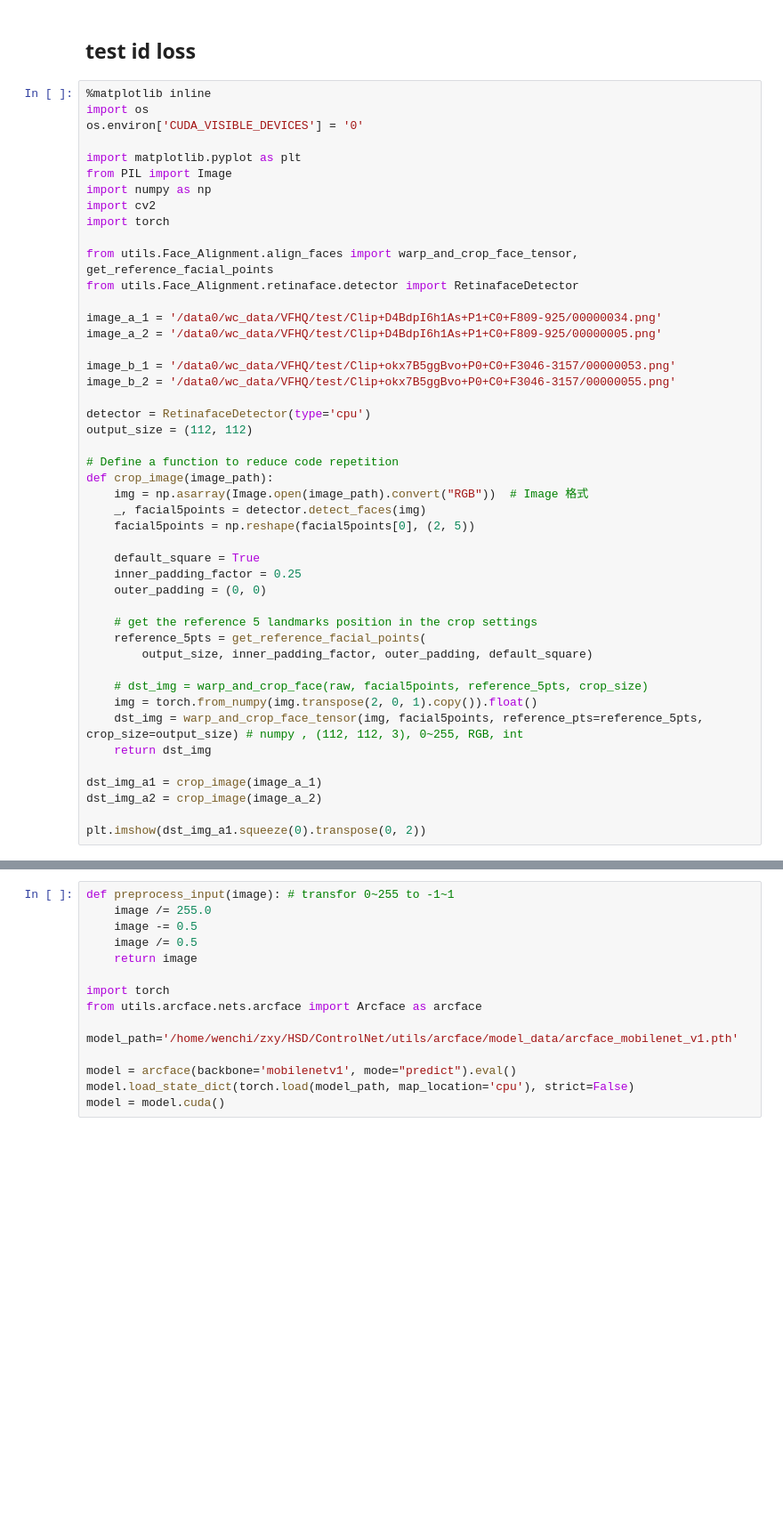
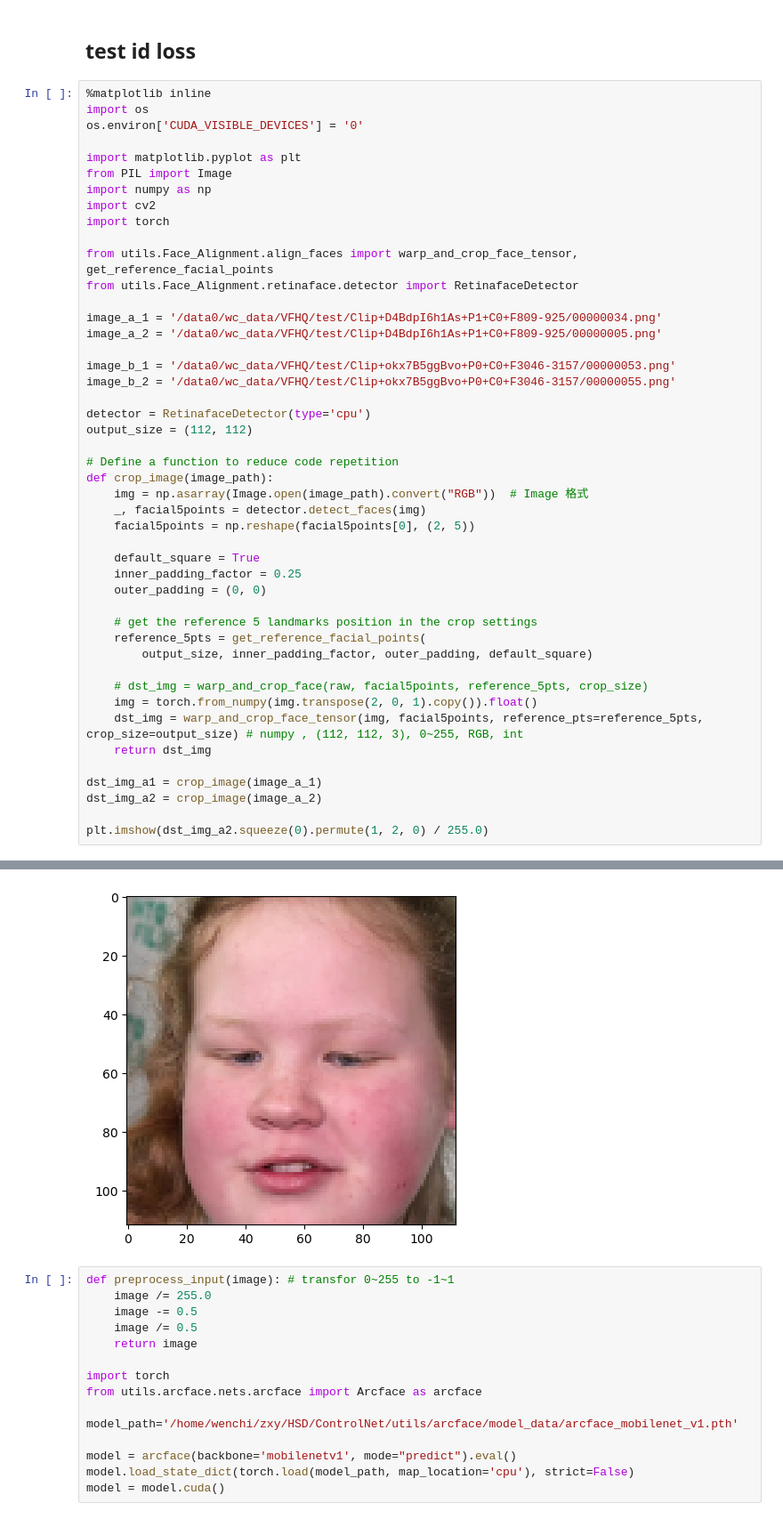
Before and after one commit to over-dosed/HeadSwap_diffusion, a Jupyter notebook: ControlNet/test.ipynb, the cells around one changed output, grey strips where cells are left out. Shown at 89% size. Cells and saved outputs as stored; diff of their text form; blank space fills up the shorter version.

```diff
--- a/ControlNet/test.ipynb
+++ b/ControlNet/test.ipynb
@@ -612,4 +612,5 @@ def crop_image(image_path):
 dst_img_a1 = crop_image(image_a_1)
 dst_img_a2 = crop_image(image_a_2)
 
-plt.imshow(dst_img_a1.squeeze(0).transpose(0, 2))
+plt.imshow(dst_img_a2.squeeze(0).permute(1, 2, 0) / 255.0)
+# %% [output]
@@ -616,3 +626,4 @@ plt.imshow(dst_img_a1.squeeze(0).transpose(0, 2))
+[figure, added]
 # %%
 def preprocess_input(image): # transfor 0~255 to -1~1
     image /= 255.0
```
Also changed, not shown: parts of 1 cell of this notebook, 1 other file.
